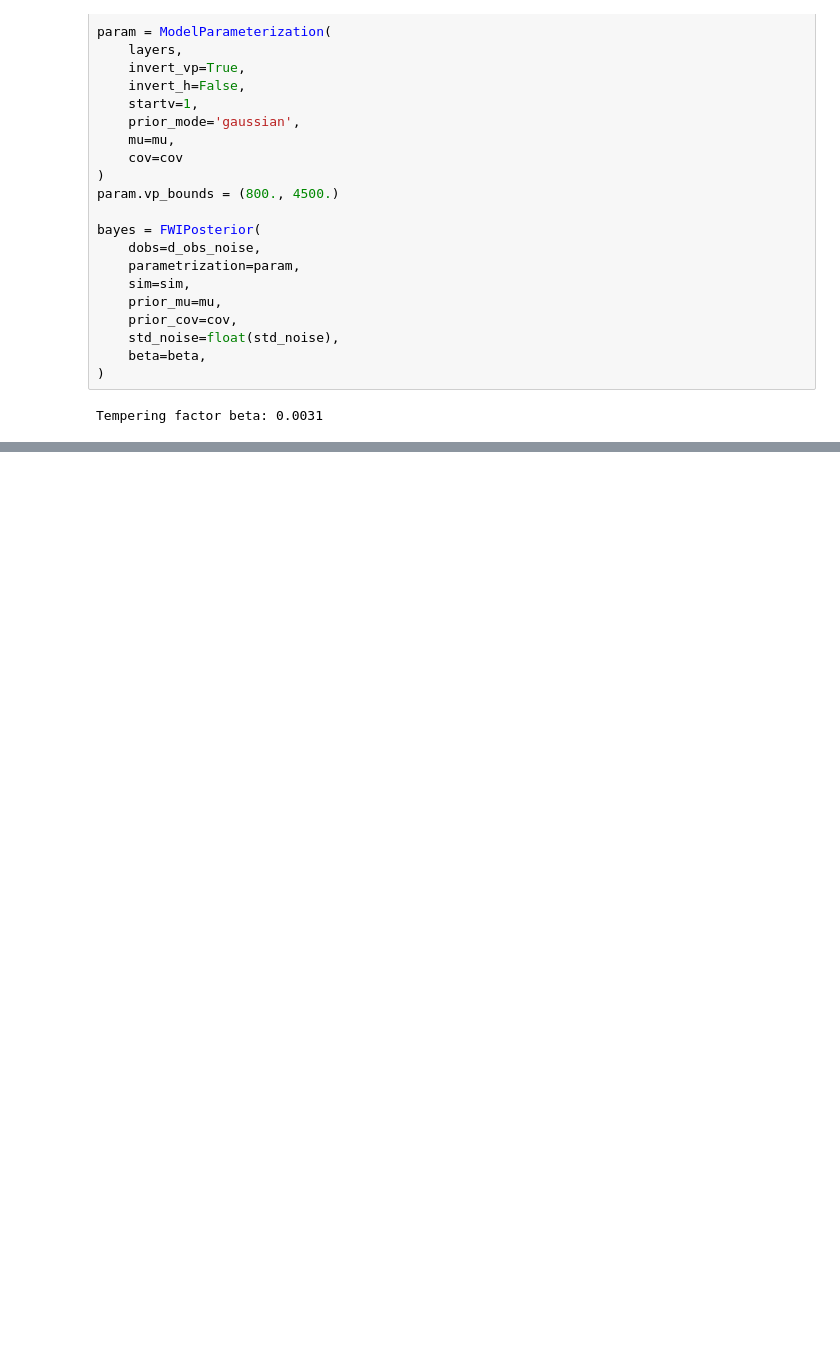
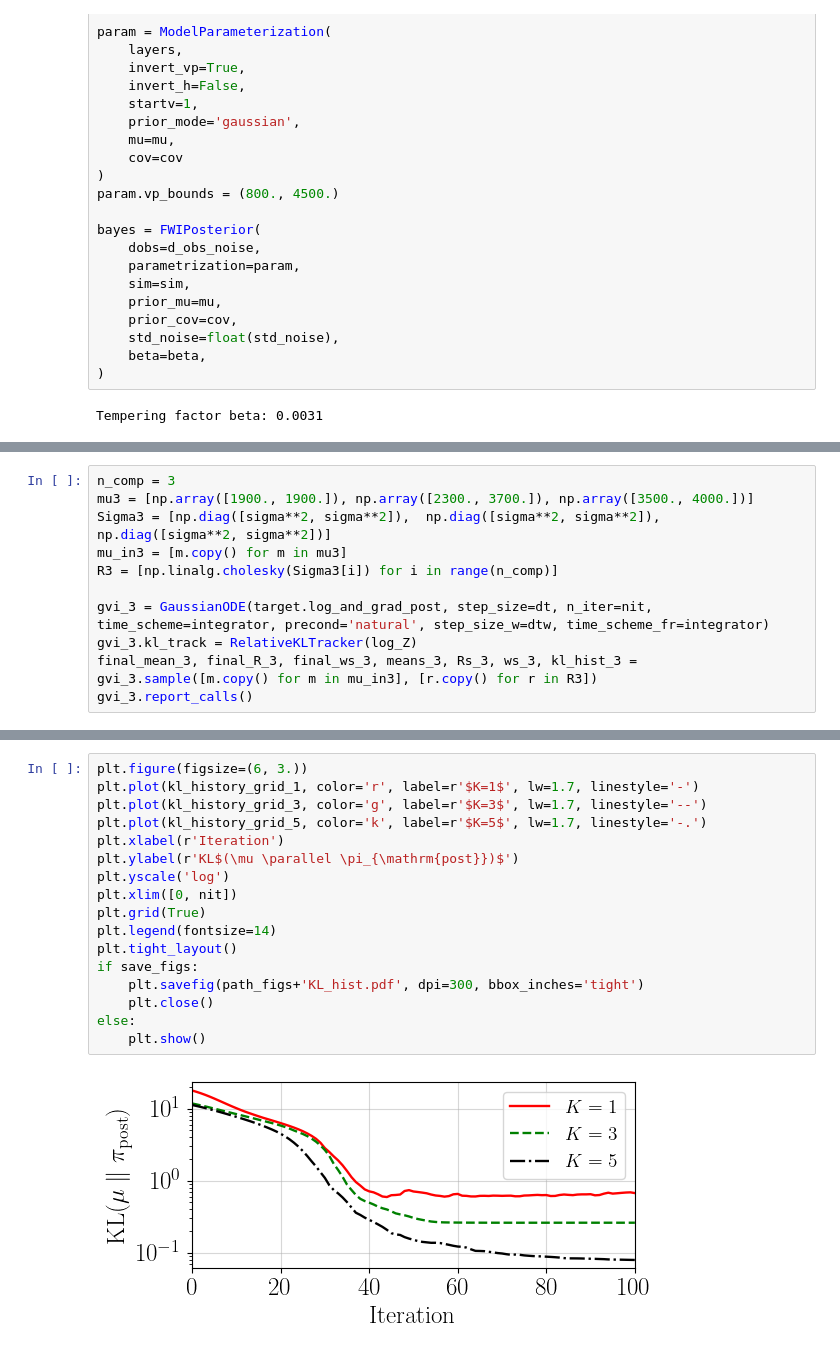
Before and after one commit to pmarchne/reflectivity-acoustic, a Jupyter notebook: notebooks/sampling_2param.ipynb, the cells around one changed output, grey strips where cells are left out. Cells and saved outputs as stored; diff of their text form; blank space fills up the shorter version.

```diff
--- a/notebooks/sampling_2param.ipynb
+++ b/notebooks/sampling_2param.ipynb
@@ -227,0 +136,11 @@ sampling took 1542.575 seconds.
+# %%
+n_comp = 3
+mu3 = [np.array([1900., 1900.]), np.array([2300., 3700.]), np.array([3500., 4000.])]
+Sigma3 = [np.diag([sigma**2, sigma**2]),  np.diag([sigma**2, sigma**2]), np.diag([sigma**2, sigma**2])]
+mu_in3 = [m.copy() for m in mu3]
+R3 = [np.linalg.cholesky(Sigma3[i]) for i in range(n_comp)]
+
+gvi_3 = GaussianODE(target.log_and_grad_post, step_size=dt, n_iter=nit, time_scheme=integrator, precond='natural', step_size_w=dtw, time_scheme_fr=integrator)
+gvi_3.kl_track = RelativeKLTracker(log_Z)
+final_mean_3, final_R_3, final_ws_3, means_3, Rs_3, ws_3, kl_hist_3 = gvi_3.sample([m.copy() for m in mu_in3], [r.copy() for r in R3])
+gvi_3.report_calls()
@@ -374,0 +488,19 @@ KeyboardInterrupt:
+# %%
+plt.figure(figsize=(6, 3.))
+plt.plot(kl_history_grid_1, color='r', label=r'$K=1$', lw=1.7, linestyle='-')
+plt.plot(kl_history_grid_3, color='g', label=r'$K=3$', lw=1.7, linestyle='--')
+plt.plot(kl_history_grid_5, color='k', label=r'$K=5$', lw=1.7, linestyle='-.')
+plt.xlabel(r'Iteration')
+plt.ylabel(r'KL$(\mu \parallel \pi_{\mathrm{post}})$')
+plt.yscale('log')
+plt.xlim([0, nit])
+plt.grid(True)
+plt.legend(fontsize=14)
+plt.tight_layout()
+if save_figs:
+    plt.savefig(path_figs+'KL_hist.pdf', dpi=300, bbox_inches='tight')
+    plt.close()
+else:
+    plt.show()
+# %% [output]
+[figure, added]
```
Also changed, not shown: parts of 18 cells of this notebook, 12 other files.
